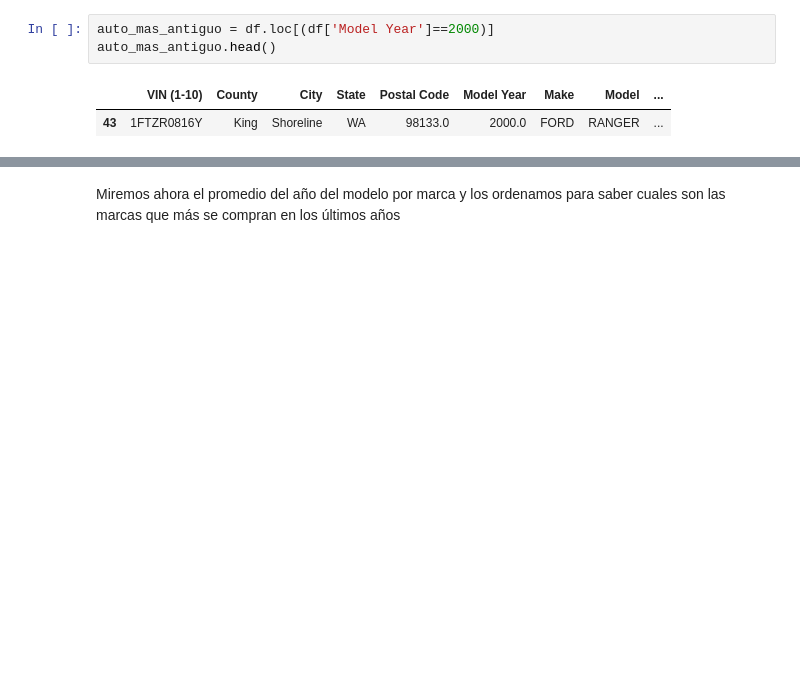
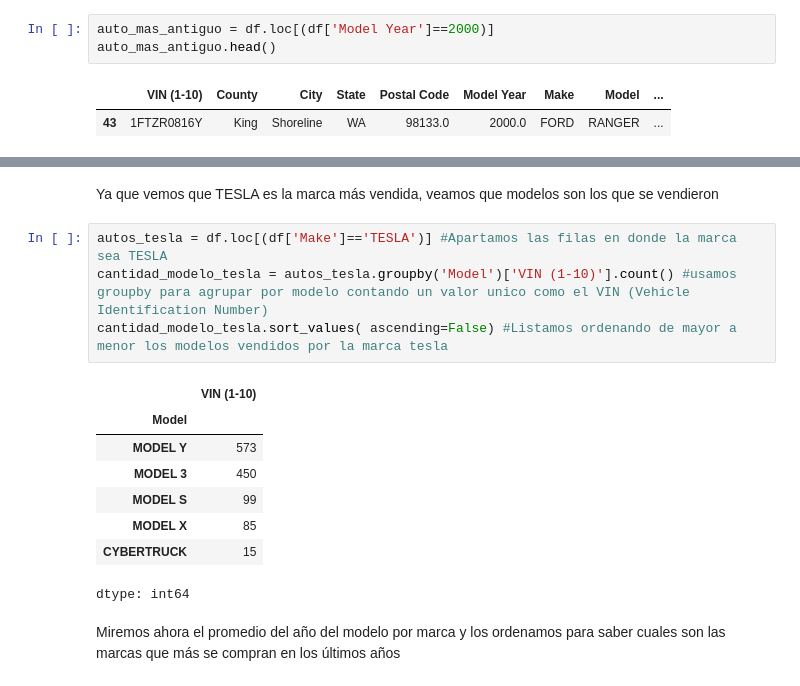
Before and after one commit to Tarde98/DataScienceI, a Jupyter notebook: dataSetTardella.ipynb, the cells around one changed output, grey strips where cells are left out. Saved outputs shown, nothing was run; the diff lists cells and outputs as text; blank space fills up the shorter version.

```diff
--- a/dataSetTardella.ipynb
+++ b/dataSetTardella.ipynb
@@ -116,3 +125,18 @@ dtype: int64
+# %% [markdown]
+Ya que vemos que TESLA es la marca más vendida, veamos que modelos son los que se vendieron
+# %%
+autos_tesla = df.loc[(df['Make']=='TESLA')] #Apartamos las filas en donde la marca sea TESLA
+cantidad_modelo_tesla = autos_tesla.groupby('Model')['VIN (1-10)'].count() #usamos groupby para agrupar por modelo contando un valor unico como el VIN (Vehicle Identification Number)
+cantidad_modelo_tesla.sort_values( ascending=False) #Listamos ordenando de mayor a menor los modelos vendidos por la marca tesla
+# %% [output]
+|  | VIN (1-10) |
+| Model |  |
+| MODEL Y | 573 |
+| MODEL 3 | 450 |
+| MODEL S | 99 |
+| MODEL X | 85 |
+| CYBERTRUCK | 15 |
+dtype: int64
 # %% [markdown]
 Miremos ahora el promedio del año del modelo por marca y los ordenamos para saber cuales son las marcas que más se compran en los últimos años
 # %%
```
Also changed, not shown: parts of 4 cells of this notebook.
